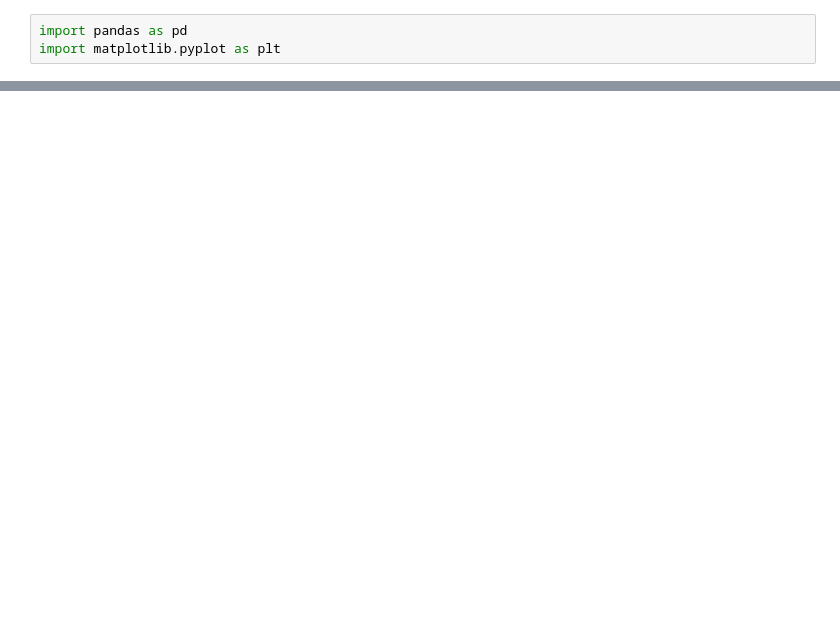
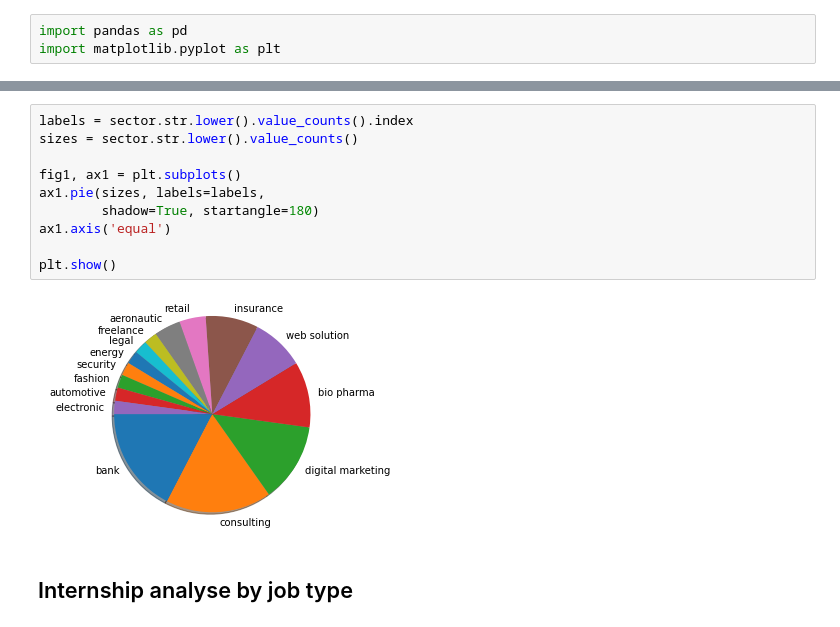
Before and after one commit to EricKiennemann/InternshipAnalyse, a Jupyter notebook: internship.ipynb, the cells around one changed output, grey strips where cells are left out. Saved outputs shown, nothing was run; the diff lists cells and outputs as text; blank space fills up the shorter version.

```diff
--- a/internship.ipynb
+++ b/internship.ipynb
@@ -55,0 +88,14 @@ moteur.count()
+# %%
+labels = sector.str.lower().value_counts().index
+sizes = sector.str.lower().value_counts()
+
+fig1, ax1 = plt.subplots()
+ax1.pie(sizes, labels=labels,
+        shadow=True, startangle=180)
+ax1.axis('equal')
+
+plt.show()
+# %% [output]
+[figure, added]
+# %% [markdown]
+## Internship analyse by job type
```
Also changed, not shown: parts of 20 cells of this notebook.
